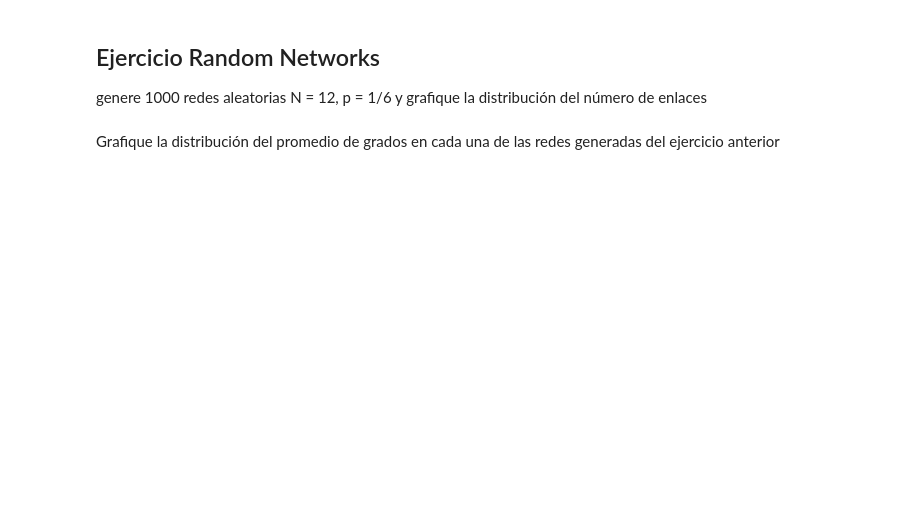
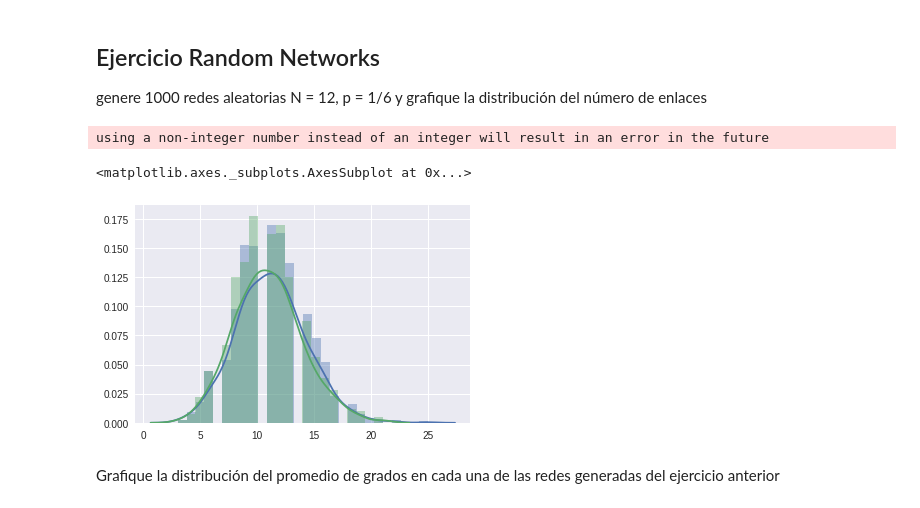
Before and after one commit to spulido99/NetworksAnalysis, a Jupyter notebook: santiagoangee/Ejercicios 1.2 Weak Ties & Random Networks.ipynb, the cells around one changed output. Cells and saved outputs as stored; diff of their text form; code cells hidden in the pictures; blank space fills up the shorter version.

```diff
--- a/santiagoangee/Ejercicios 1.2 Weak Ties & Random Networks.ipynb
+++ b/santiagoangee/Ejercicios 1.2 Weak Ties & Random Networks.ipynb
@@ -373,5 +374,61 @@ def distance_matrix(graph):
 ## Ejercicio Random Networks
 
 genere 1000 redes aleatorias N = 12, p = 1/6 y grafique la distribución del número de enlaces
+# %%
+import random
+import seaborn as sns
+
+%matplotlib inline
+
+N = 12
+p = float(1)/6
+
+
+def random_network_links(N, p):
+    edges = []
+
+    for i in range(0, N-1):
+        for j in range(i+1, N):
+            rand = random.random()
+            if rand <= p:
+                edges.append((i+1,j+1))
+
+    return edges
+
+
+
+
+# Returns a number of random networks in the form of a list of edges
+def random_networks(number_of_networks, N, p):
+
+    networks = []
+    for i in range(0, number_of_networks):
+        networks.append(random_network_links(N,p))
+
+    return networks
+
+networks1 = random_networks(1000,N,p)
+len_edges1 = [len(i) for i in networks1]
+ax = sns.distplot(len_edges1)
+
+""" With NetworkX """
+
+def random_networks_nx(number_of_networks, N, p):
+
+    networks = []
+    for i in range(0, number_of_networks):
+        G_ran = nx.gnp_random_graph(N,p)
+        networks.append(G_ran)
+
+    return networks
+
+networks2 = random_networks_nx(1000,N,p)
+len_edges2 = [len(G.edges()) for G in networks2]
+
+sns.distplot(len_edges2)
+# %% [output]
+using a non-integer number instead of an integer will result in an error in the future
+<matplotlib.axes._subplots.AxesSubplot at 0x...>
+[figure, added]
 # %% [markdown]
 Grafique la distribución del promedio de grados en cada una de las redes generadas del ejercicio anterior
```
Also changed, not shown: parts of 6 cells of this notebook, 2 other files.
